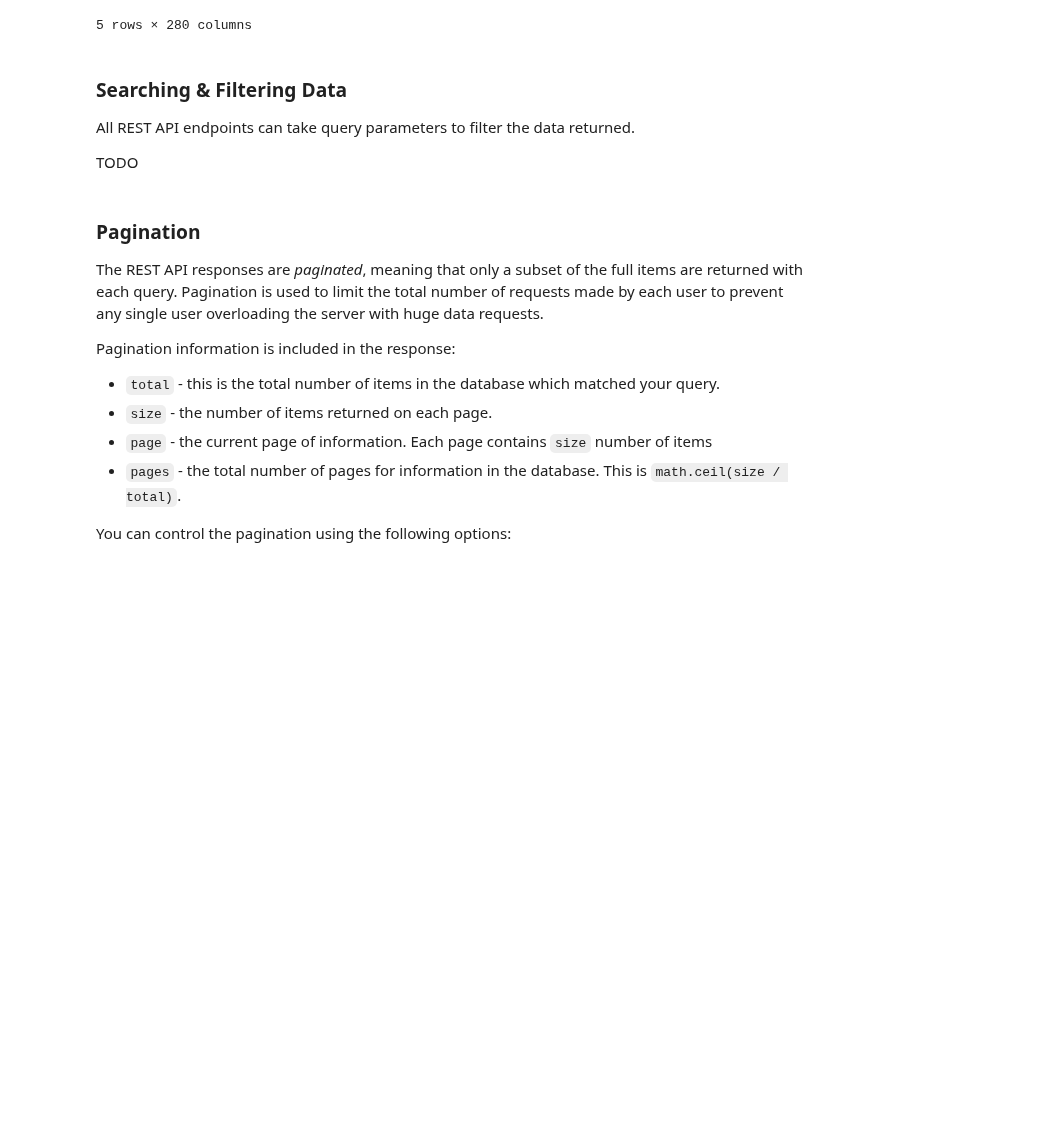
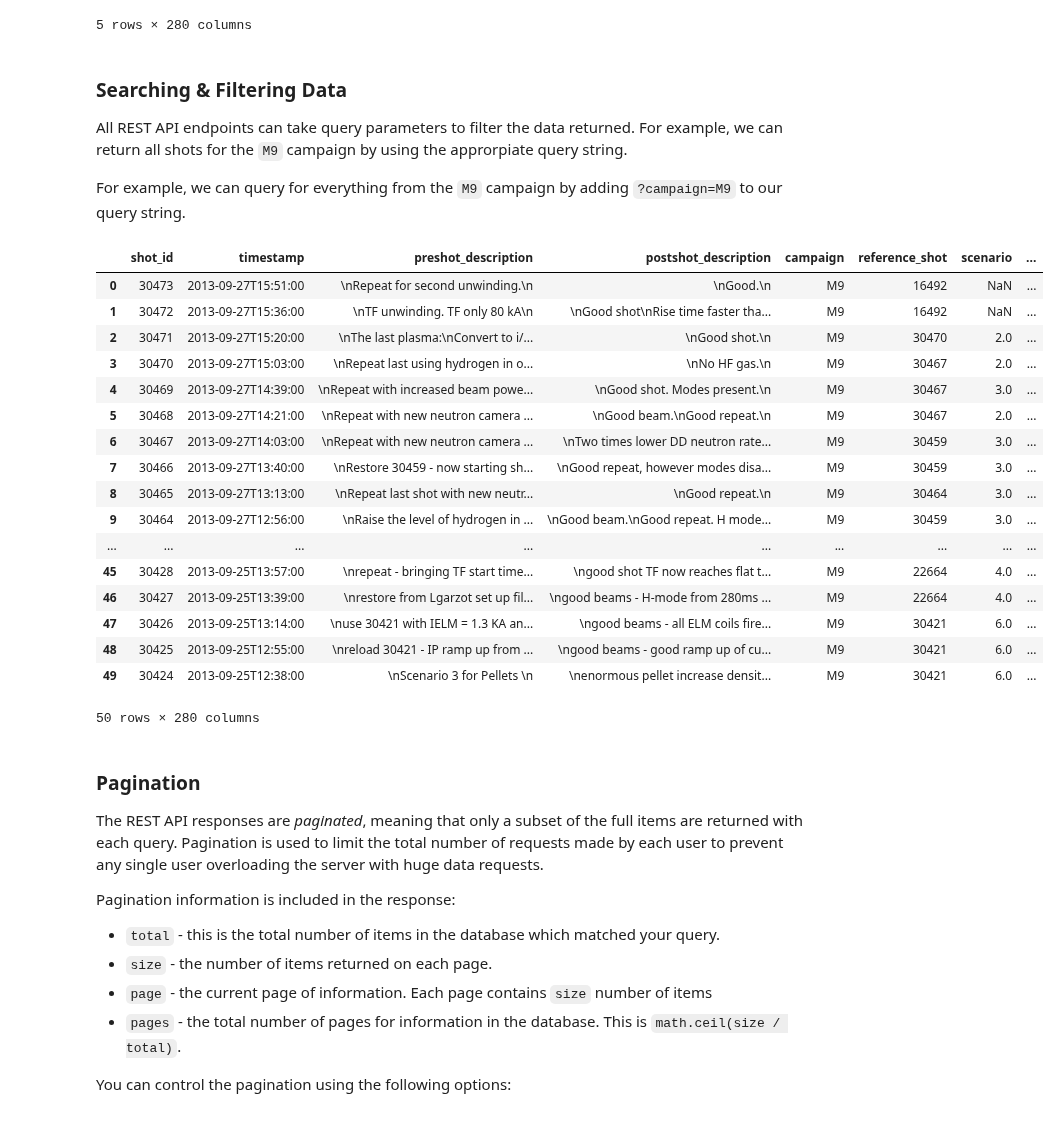
Before and after one commit to ukaea/fair-mast, a Jupyter notebook: src/api/static/html/_sources/rest_api.ipynb, the cells around one changed output. Saved outputs shown, nothing was run; the diff lists cells and outputs as text; code cells hidden in the pictures; blank space fills up the shorter version.

```diff
--- a/src/api/static/html/_sources/rest_api.ipynb
+++ b/src/api/static/html/_sources/rest_api.ipynb
@@ -86,9 +86,32 @@ df.head()
 # %% [markdown]
 ### Searching & Filtering Data
 
-All REST API endpoints can take query parameters to filter the data returned.
+All REST API endpoints can take query parameters to filter the data returned. For example, we can return all shots for the `M9` campaign by using the approrpiate query string.
 
-TODO
+For example, we can query for everything from the `M9` campaign by adding `?campaign=M9` to our query string.
+# %%
+response = requests.get(f"{config['rest_api']}/shots/?campaign=M9")
+result = response.json()
+pd.DataFrame(result['items'])
+# %% [output]
+|  | shot_id | timestamp | preshot_description | postshot_description | campaign | reference_shot | scenario | ... |
+| 0 | 30473 | 2013-09-27T15:51:00 | \nRepeat for second unwinding.\n | \nGood.\n | M9 | 16492 | NaN | ... |
+| 1 | 30472 | 2013-09-27T15:36:00 | \nTF unwinding. TF only 80 kA\n | \nGood shot\nRise time faster tha... | M9 | 16492 | NaN | ... |
+| 2 | 30471 | 2013-09-27T15:20:00 | \nThe last plasma:\nConvert to i/... | \nGood shot.\n | M9 | 30470 | 2.0 | ... |
+| 3 | 30470 | 2013-09-27T15:03:00 | \nRepeat last using hydrogen in o... | \nNo HF gas.\n | M9 | 30467 | 2.0 | ... |
+| 4 | 30469 | 2013-09-27T14:39:00 | \nRepeat with increased beam powe... | \nGood shot. Modes present.\n | M9 | 30467 | 3.0 | ... |
+| 5 | 30468 | 2013-09-27T14:21:00 | \nRepeat with new neutron camera ... | \nGood beam.\nGood repeat.\n | M9 | 30467 | 2.0 | ... |
+| 6 | 30467 | 2013-09-27T14:03:00 | \nRepeat with new neutron camera ... | \nTwo times lower DD neutron rate... | M9 | 30459 | 3.0 | ... |
+| 7 | 30466 | 2013-09-27T13:40:00 | \nRestore 30459 - now starting sh... | \nGood repeat, however modes disa... | M9 | 30459 | 3.0 | ... |
+| 8 | 30465 | 2013-09-27T13:13:00 | \nRepeat last shot with new neutr... | \nGood repeat.\n | M9 | 30464 | 3.0 | ... |
+| 9 | 30464 | 2013-09-27T12:56:00 | \nRaise the level of hydrogen in ... | \nGood beam.\nGood repeat. H mode... | M9 | 30459 | 3.0 | ... |
+| ... | ... | ... | ... | ... | ... | ... | ... | ... |
+| 45 | 30428 | 2013-09-25T13:57:00 | \nrepeat - bringing TF start time... | \ngood shot TF now reaches flat t... | M9 | 22664 | 4.0 | ... |
+| 46 | 30427 | 2013-09-25T13:39:00 | \nrestore from Lgarzot set up fil... | \ngood beams - H-mode from 280ms ... | M9 | 22664 | 4.0 | ... |
+| 47 | 30426 | 2013-09-25T13:14:00 | \nuse 30421 with IELM = 1.3 KA an... | \ngood beams - all ELM coils fire... | M9 | 30421 | 6.0 | ... |
+| 48 | 30425 | 2013-09-25T12:55:00 | \nreload 30421 - IP ramp up from ... | \ngood beams - good ramp up of cu... | M9 | 30421 | 6.0 | ... |
+| 49 | 30424 | 2013-09-25T12:38:00 | \nScenario 3 for Pellets \n | \nenormous pellet increase densit... | M9 | 30421 | 6.0 | ... |
+50 rows × 280 columns
 # %% [markdown]
 ### Pagination
 The REST API responses are _paginated_, meaning that only a subset of the full items are returned with each query. Pagination is used to limit the total number of requests made by each user to prevent any single user overloading the server with huge data requests.
```
Also changed, not shown: 9 other files.
